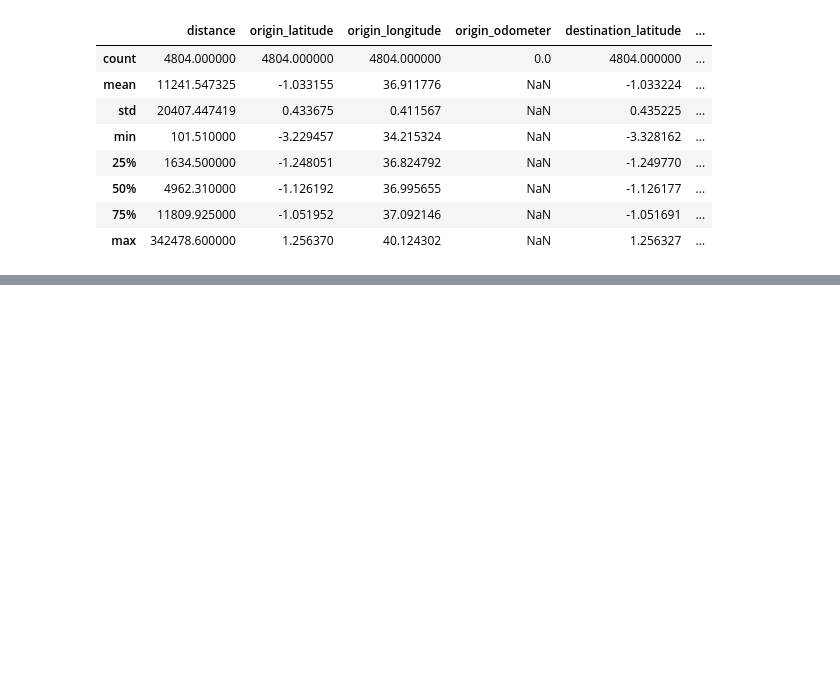
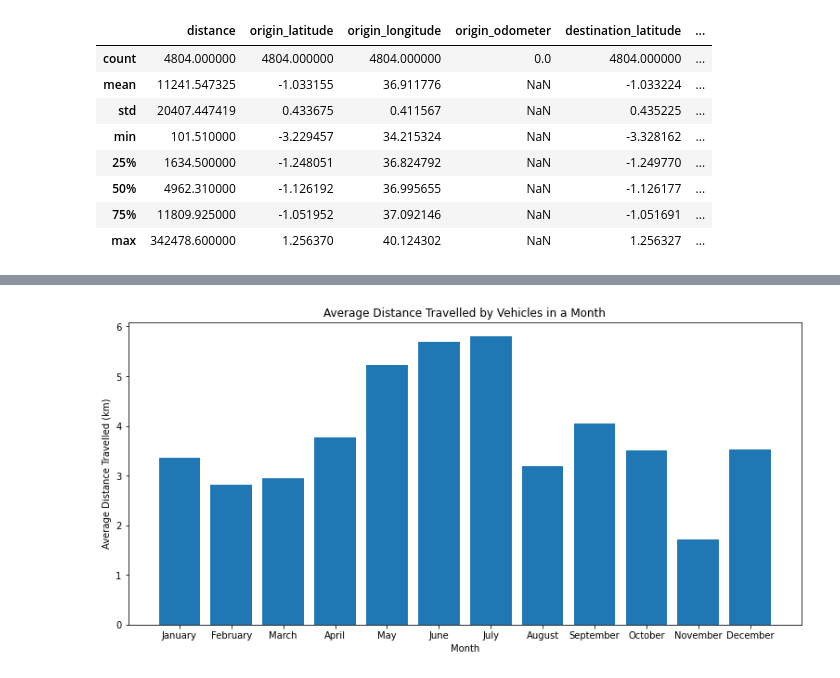
Before and after one commit to Ronnie-Leon76/Yatsa-Analytics, a Jupyter notebook: Yatsa-Analytics-EDA.ipynb, the cells around one changed output, grey strips where cells are left out. Cells and saved outputs as stored; diff of their text form; code cells hidden in the pictures; blank space fills up the shorter version.

```diff
--- a/Yatsa-Analytics-EDA.ipynb
+++ b/Yatsa-Analytics-EDA.ipynb
@@ -114,0 +356,8 @@ trips_df.describe()
+# %%
+
+# convert month column to categorical data with a specific order
+month_order = ['January', 'February', 'March', 'April', 'May', 'June', 'July', 'August', 'September', 'October', 'November', 'December']
+trips_df['created_month'] = pd.Categorical(trips_df['created_month'], categories=month_order, ordered=True)
+draw_bar(feature='created_month', label='Month', figsize=(13,6))
+# %% [output]
+[figure, added]
```
Also changed, not shown: parts of 33 cells of this notebook.
